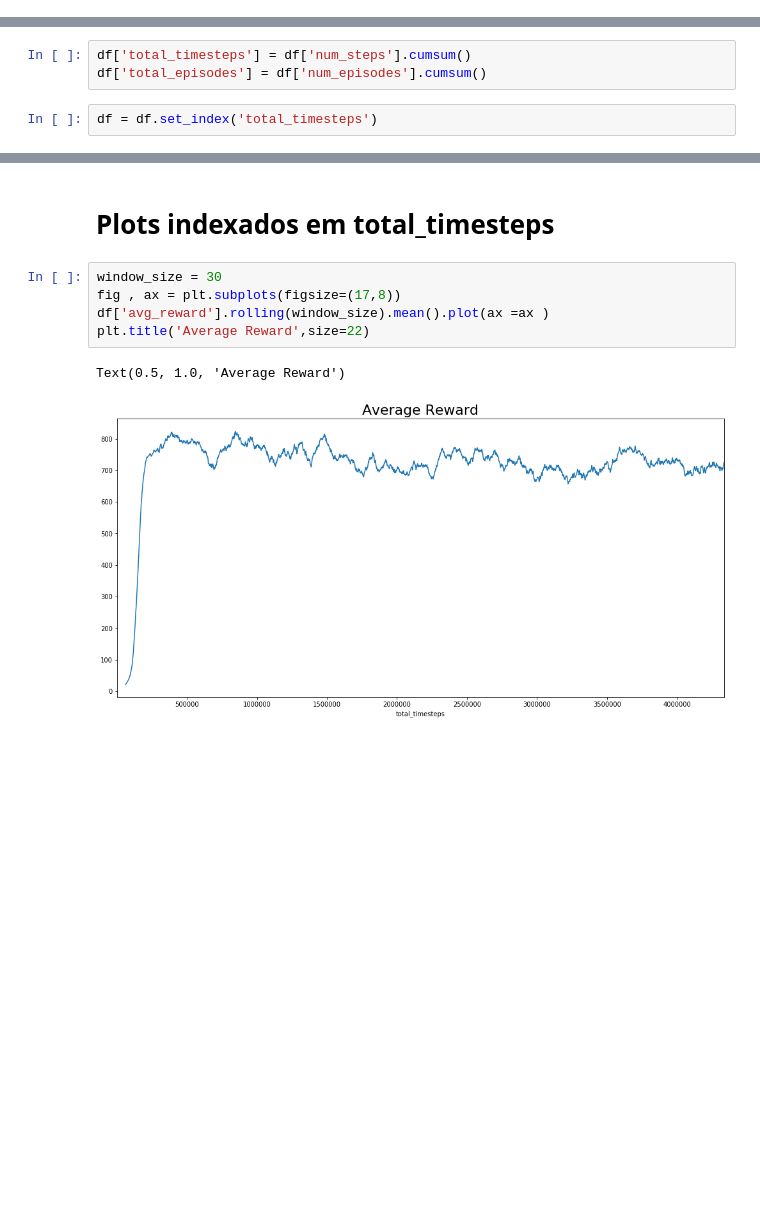
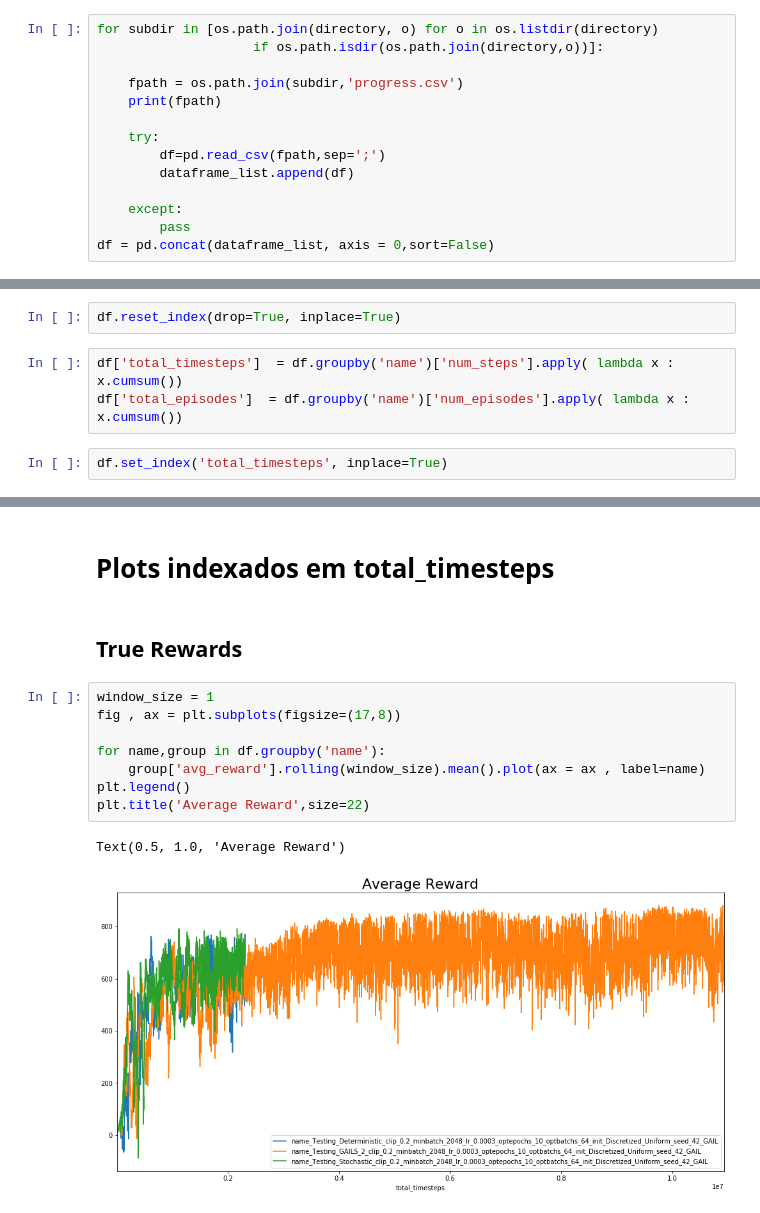
Before and after one commit to Khrylx/PyTorch-RL, a Jupyter notebook: notebooks/Plots.ipynb, the cells around one changed output, grey strips where cells are left out. Cells and saved outputs as stored; diff of their text form; blank space fills up the shorter version.

```diff
--- a/notebooks/Plots.ipynb
+++ b/notebooks/Plots.ipynb
@@ -12,0 +34,14 @@ df = pd.read_csv(fname,sep=';')
+# %%
+for subdir in [os.path.join(directory, o) for o in os.listdir(directory)
+                    if os.path.isdir(os.path.join(directory,o))]:
+
+    fpath = os.path.join(subdir,'progress.csv')
+    print(fpath)
+
+    try:
+        df=pd.read_csv(fpath,sep=';')
+        dataframe_list.append(df)
+
+    except:
+        pass
+df = pd.concat(dataframe_list, axis = 0,sort=False)
@@ -13,5 +52,7 @@ df = pd.read_csv(fname,sep=';')
+# %%
+df.reset_index(drop=True, inplace=True)
 # %%
-df['total_timesteps'] = df['num_steps'].cumsum()
-df['total_episodes'] = df['num_episodes'].cumsum()
+df['total_timesteps']  = df.groupby('name')['num_steps'].apply( lambda x : x.cumsum())
+df['total_episodes']  = df.groupby('name')['num_episodes'].apply( lambda x : x.cumsum())
 # %%
-df = df.set_index('total_timesteps')
+df.set_index('total_timesteps', inplace=True)
@@ -18,11 +67,16 @@ df = df.set_index('total_timesteps')
 # %% [markdown]
 # Plots indexados em total_timesteps
+# %% [markdown]
+## True Rewards
 # %%
-window_size = 30
+window_size = 1
 fig , ax = plt.subplots(figsize=(17,8))
-df['avg_reward'].rolling(window_size).mean().plot(ax =ax )
+
+for name,group in df.groupby('name'):
+    group['avg_reward'].rolling(window_size).mean().plot(ax = ax , label=name)
+plt.legend()
 plt.title('Average Reward',size=22)
 # %% [output]
 Text(0.5, 1.0, 'Average Reward')
-[figure, old version]
+[figure, new version]
 # %%
```
Also changed, not shown: parts of 24 cells of this notebook, 1 other file.
